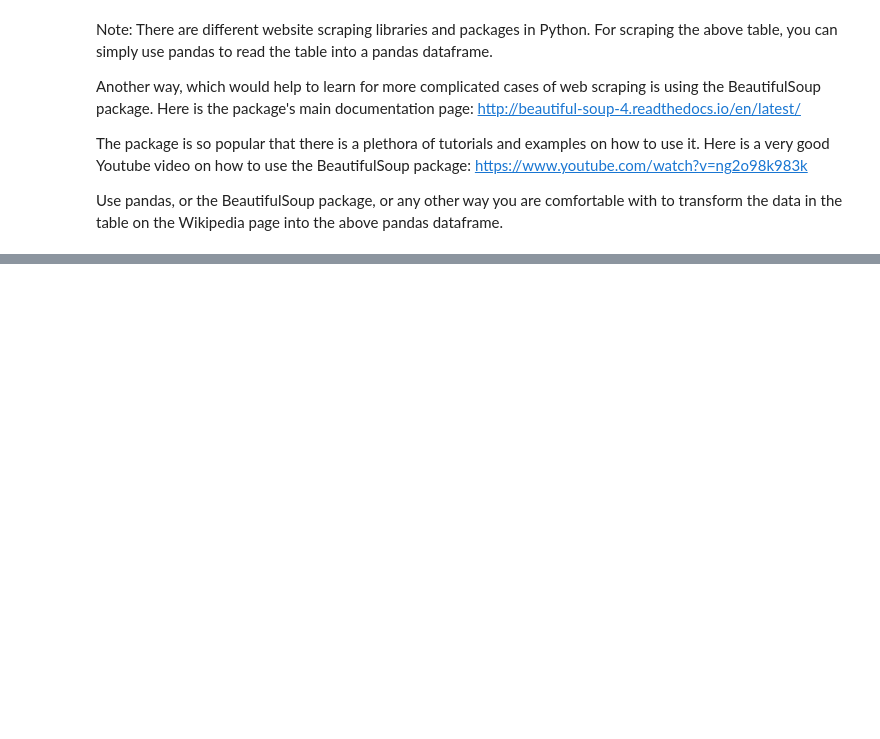
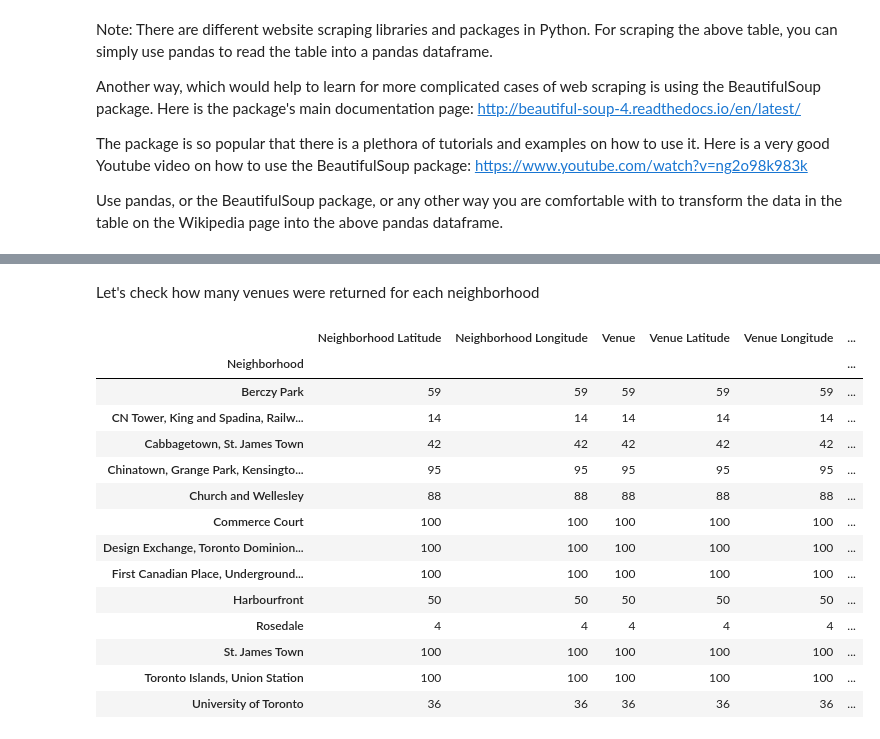
Before and after one commit to salad237/github-example, a Jupyter notebook: CS_Toronto_p1.ipynb, the cells around one changed output, grey strips where cells are left out. Drawn from its saved outputs; the diff is of its cells as text; code cells hidden in the pictures; blank space fills up the shorter version.

```diff
--- a/CS_Toronto_p1.ipynb
+++ b/CS_Toronto_p1.ipynb
@@ -147,0 +340,8 @@ df_toronto.head(30)
+# %%
+CLIENT_ID = 'AUFFRJKVOJAJX3N5XOD0V2D1HM2Q5JSPWXEK0MNMR1V12AVN' # your Foursquare ID
+CLIENT_SECRET = 'DM44B1ZJGLLJ3L51CIZQ0HZLITRBPIPIBR4BZU5V1L3XDPWZ' # your Foursquare Secret
+VERSION = '20180605' # Foursquare API version
+
+print('Your credentails:')
+print('CLIENT_ID: ' + CLIENT_ID)
+print('CLIENT_SECRET:' + CLIENT_SECRET)
@@ -147,0 +385,14 @@ df_toronto.head(30)
+# %%
+results = requests.get(url).json()
+
+# function that extracts the category of the venue
+def get_category_type(row):
+    try:
+        categories_list = row['categories']
+    except:
+        categories_list = row['venue.categories']
+
+    if len(categories_list) == 0:
+        return None
+    else:
+        return categories_list[0]['name']
@@ -147,0 +504,20 @@ df_toronto.head(30)
+# %% [markdown]
+Let's check how many venues were returned for each neighborhood
+# %%
+downtown_venues.groupby('Neighborhood').count()
+# %% [output]
+|  | Neighborhood Latitude | Neighborhood Longitude | Venue | Venue Latitude | Venue Longitude | ... |
+| Neighborhood |  |  |  |  |  | ... |
+| Berczy Park | 59 | 59 | 59 | 59 | 59 | ... |
+| CN Tower, King and Spadina, Railw... | 14 | 14 | 14 | 14 | 14 | ... |
+| Cabbagetown, St. James Town | 42 | 42 | 42 | 42 | 42 | ... |
+| Chinatown, Grange Park, Kensingto... | 95 | 95 | 95 | 95 | 95 | ... |
+| Church and Wellesley | 88 | 88 | 88 | 88 | 88 | ... |
+| Commerce Court | 100 | 100 | 100 | 100 | 100 | ... |
+| Design Exchange, Toronto Dominion... | 100 | 100 | 100 | 100 | 100 | ... |
+| First Canadian Place, Underground... | 100 | 100 | 100 | 100 | 100 | ... |
+| Harbourfront | 50 | 50 | 50 | 50 | 50 | ... |
+| Rosedale | 4 | 4 | 4 | 4 | 4 | ... |
+| St. James Town | 100 | 100 | 100 | 100 | 100 | ... |
+| Toronto Islands, Union Station | 100 | 100 | 100 | 100 | 100 | ... |
+| University of Toronto | 36 | 36 | 36 | 36 | 36 | ... |
```
Also changed, not shown: parts of 62 cells of this notebook.
